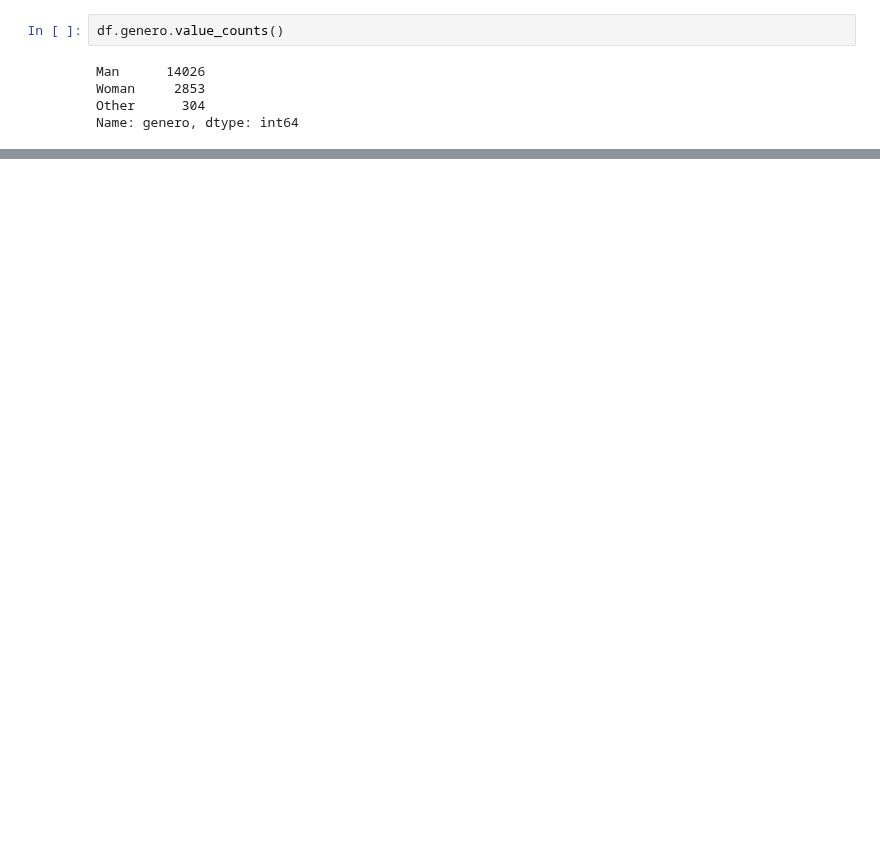
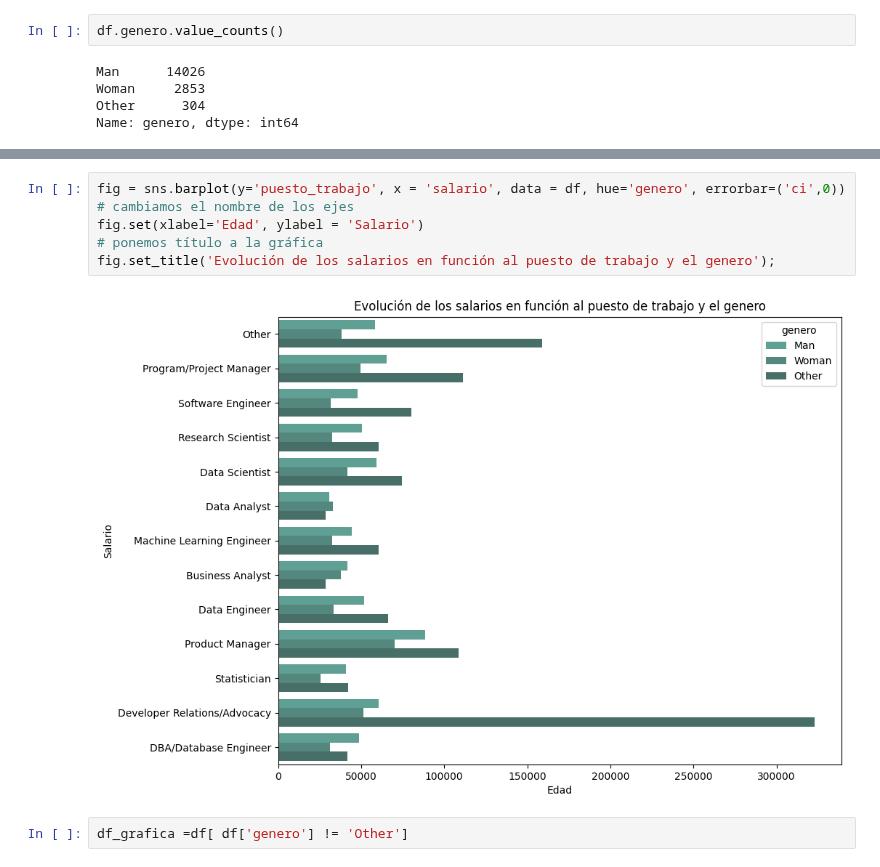
Before and after one commit to paulafuenteg/Kaggle-DS-ML-Survey, a Jupyter notebook: EDA/EDA-Paula.ipynb, the cells around one changed output, grey strips where cells are left out. Saved outputs shown, nothing was run; the diff lists cells and outputs as text; blank space fills up the shorter version.

```diff
--- a/EDA/EDA-Paula.ipynb
+++ b/EDA/EDA-Paula.ipynb
@@ -103,0 +131,10 @@ df_edad.head()
+# %%
+fig = sns.barplot(y='puesto_trabajo', x = 'salario', data = df, hue='genero', errorbar=('ci',0))
+# cambiamos el nombre de los ejes
+fig.set(xlabel='Edad', ylabel = 'Salario')
+# ponemos título a la gráfica
+fig.set_title('Evolución de los salarios en función al puesto de trabajo y el genero');
+# %% [output]
+[figure, added]
+# %%
+df_grafica =df[ df['genero'] != 'Other']
```
Also changed, not shown: parts of 15 cells of this notebook.
